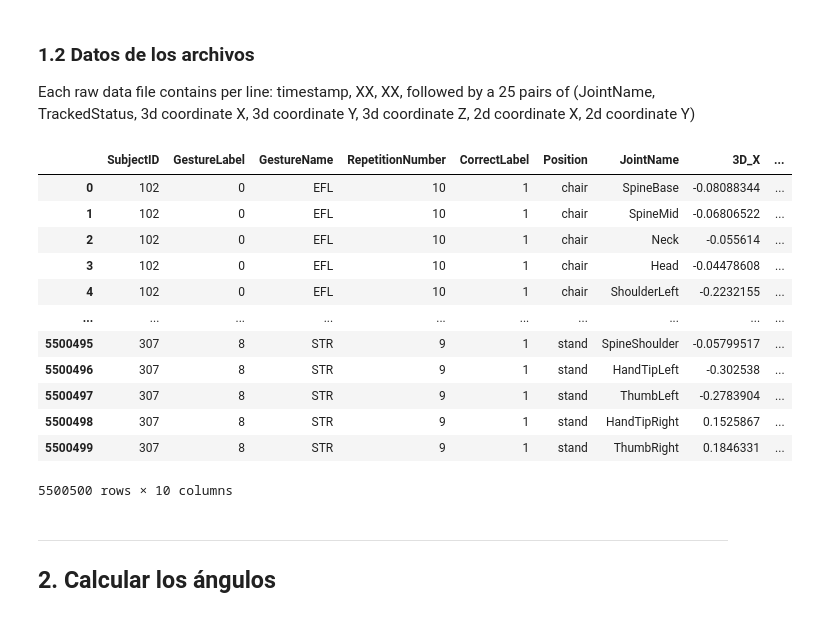
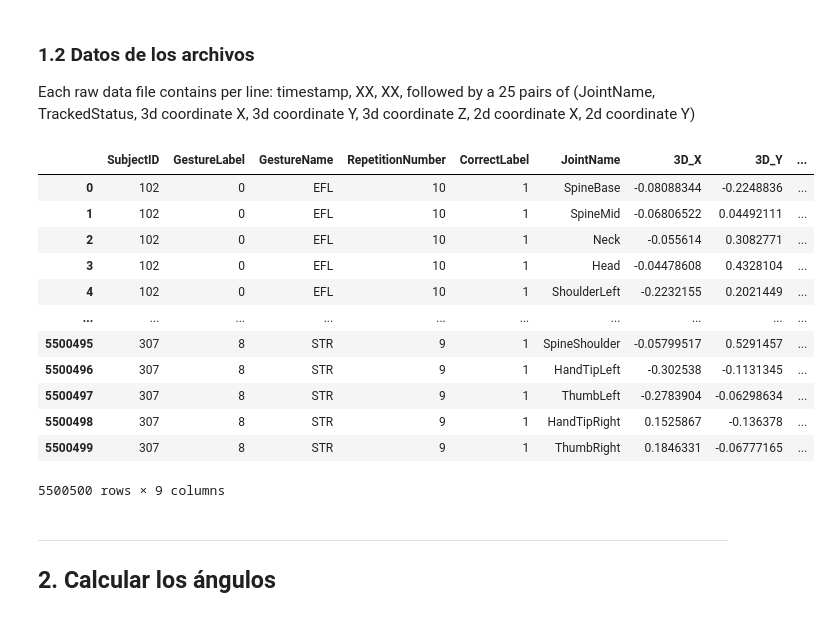
Before and after one commit to nmartinser/Telerehabilitation, a Jupyter notebook: Notebooks/leer_dataset.ipynb, the cells around one changed output. Cells and saved outputs as stored; diff of their text form; code cells hidden in the pictures.

```diff
--- a/Notebooks/leer_dataset.ipynb
+++ b/Notebooks/leer_dataset.ipynb
@@ -134,42 +134,42 @@ columnas = ['SubjectID', 'DateID', 'GestureLabel', 'RepetitionNumber', 'CorrectL
 df_data = leer_datos_archivo(directory, columnas)
 # %%
 # Eliminar columnas innceserarias
-df_data.drop(['TrackedStatus', 'DateID',  '2D_X', '2D_Y'], axis=1, inplace=True)
+df_data.drop(['TrackedStatus', 'DateID', 'Position', '2D_X', '2D_Y'], axis=1, inplace=True)
 
 # Añadir columna más descriptiva de los gestos
 gesture_mapping = {
     '0': 'EFL',
     '1': 'EFR',
     '2': 'SFL',
     '3': 'SFR',
     '4': 'SAL',
     '5': 'SAR',
     '6': 'SFE',
     '7': 'STL',
     '8': 'STR'
 }
 
 # Nueva columna basada en el mapeo
 columna_gestrure_name = df_data['GestureLabel'].map(gesture_mapping)
 
 # Insertar la columna al lado de GestureLabel
 df_data.insert(2, 'GestureName', columna_gestrure_name)
 
 df_data
 # %% [output]
-|  | SubjectID | GestureLabel | GestureName | RepetitionNumber | CorrectLabel | Position | JointName | 3D_X | ... |
-| 0 | 102 | 0 | EFL | 10 | 1 | chair | SpineBase | -0.08088344 | ... |
-| 1 | 102 | 0 | EFL | 10 | 1 | chair | SpineMid | -0.06806522 | ... |
-| 2 | 102 | 0 | EFL | 10 | 1 | chair | Neck | -0.055614 | ... |
-| 3 | 102 | 0 | EFL | 10 | 1 | chair | Head | -0.04478608 | ... |
-| 4 | 102 | 0 | EFL | 10 | 1 | chair | ShoulderLeft | -0.2232155 | ... |
+|  | SubjectID | GestureLabel | GestureName | RepetitionNumber | CorrectLabel | JointName | 3D_X | 3D_Y | ... |
+| 0 | 102 | 0 | EFL | 10 | 1 | SpineBase | -0.08088344 | -0.2248836 | ... |
+| 1 | 102 | 0 | EFL | 10 | 1 | SpineMid | -0.06806522 | 0.04492111 | ... |
+| 2 | 102 | 0 | EFL | 10 | 1 | Neck | -0.055614 | 0.3082771 | ... |
+| 3 | 102 | 0 | EFL | 10 | 1 | Head | -0.04478608 | 0.4328104 | ... |
+| 4 | 102 | 0 | EFL | 10 | 1 | ShoulderLeft | -0.2232155 | 0.2021449 | ... |
 | ... | ... | ... | ... | ... | ... | ... | ... | ... | ... |
-| 5500495 | 307 | 8 | STR | 9 | 1 | stand | SpineShoulder | -0.05799517 | ... |
-| 5500496 | 307 | 8 | STR | 9 | 1 | stand | HandTipLeft | -0.302538 | ... |
-| 5500497 | 307 | 8 | STR | 9 | 1 | stand | ThumbLeft | -0.2783904 | ... |
-| 5500498 | 307 | 8 | STR | 9 | 1 | stand | HandTipRight | 0.1525867 | ... |
-| 5500499 | 307 | 8 | STR | 9 | 1 | stand | ThumbRight | 0.1846331 | ... |
+| 5500495 | 307 | 8 | STR | 9 | 1 | SpineShoulder | -0.05799517 | 0.5291457 | ... |
+| 5500496 | 307 | 8 | STR | 9 | 1 | HandTipLeft | -0.302538 | -0.1131345 | ... |
+| 5500497 | 307 | 8 | STR | 9 | 1 | ThumbLeft | -0.2783904 | -0.06298634 | ... |
+| 5500498 | 307 | 8 | STR | 9 | 1 | HandTipRight | 0.1525867 | -0.136378 | ... |
+| 5500499 | 307 | 8 | STR | 9 | 1 | ThumbRight | 0.1846331 | -0.06777165 | ... |
-5500500 rows × 10 columns
+5500500 rows × 9 columns
 # %%
 # guardar los datos en formato csv
 df_data.to_csv('../Resultados/raw_pacientes.csv', index=False)
```
Also changed, not shown: parts of 5 cells of this notebook, 2 other files.
